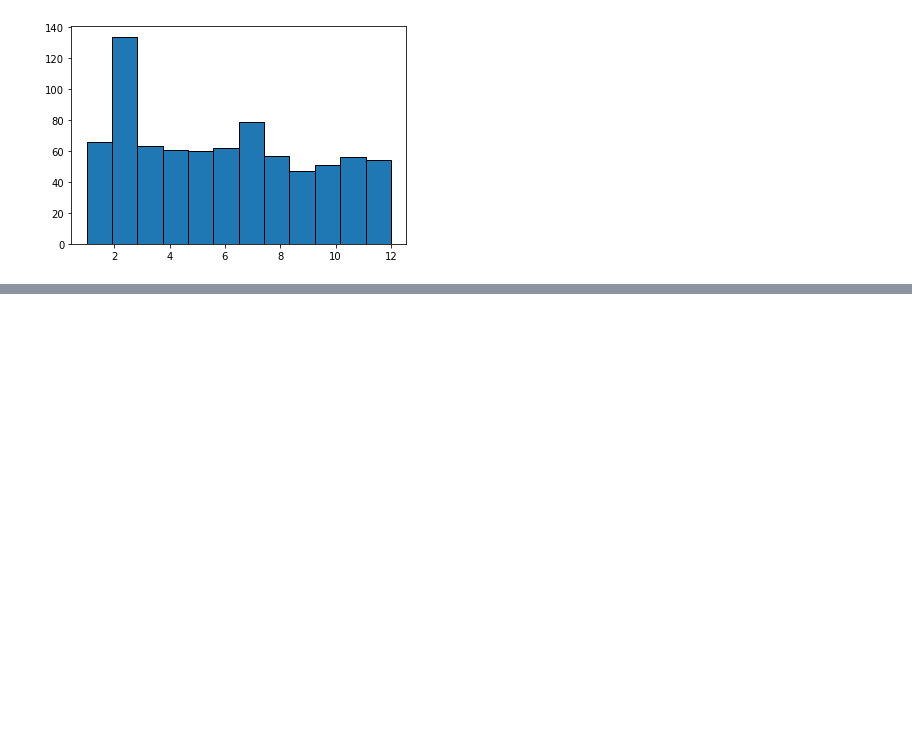
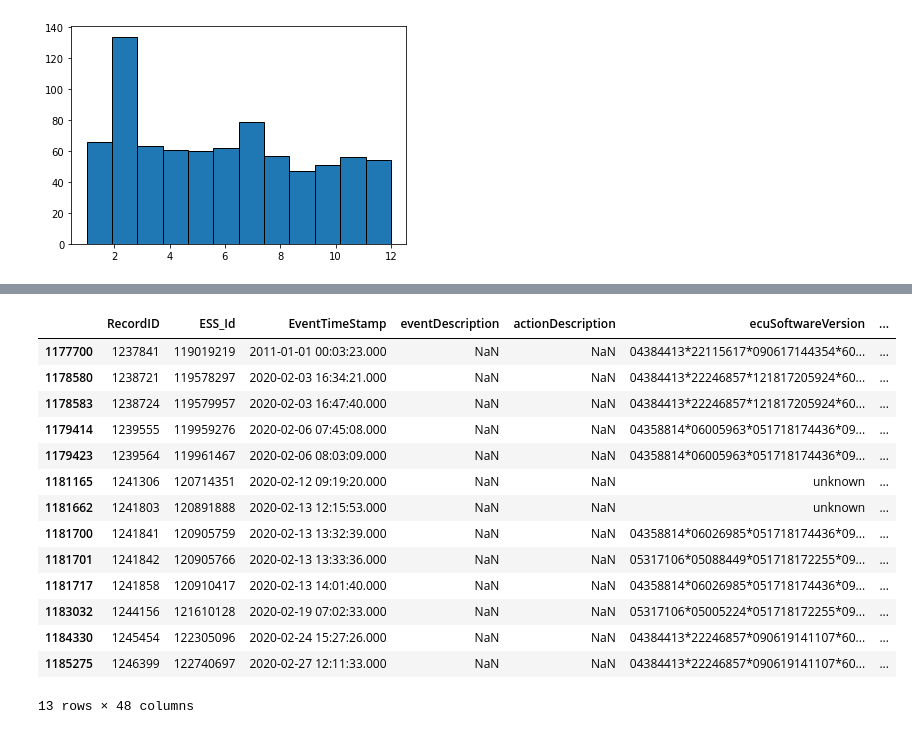
Before and after one commit to jrioross/big_g_express, a Jupyter notebook: notebooks/geospatial_explore.ipynb, the cells around one changed output, grey strips where cells are left out. Drawn from its saved outputs; the diff is of its cells as text; code cells hidden in the pictures; blank space fills up the shorter version.

```diff
--- a/notebooks/geospatial_explore.ipynb
+++ b/notebooks/geospatial_explore.ipynb
@@ -298,0 +346,18 @@ AttributeError: 'Series' object has no attribute 'month'
+# %%
+both_geo_derates[both_geo_derates['location_year'] == 2020]
+# %% [output]
+|  | RecordID | ESS_Id | EventTimeStamp | eventDescription | actionDescription | ecuSoftwareVersion | ... |
+| 1177700 | 1237841 | 119019219 | 2011-01-01 00:03:23.000 | NaN | NaN | 04384413*22115617*090617144354*60... | ... |
+| 1178580 | 1238721 | 119578297 | 2020-02-03 16:34:21.000 | NaN | NaN | 04384413*22246857*121817205924*60... | ... |
+| 1178583 | 1238724 | 119579957 | 2020-02-03 16:47:40.000 | NaN | NaN | 04384413*22246857*121817205924*60... | ... |
+| 1179414 | 1239555 | 119959276 | 2020-02-06 07:45:08.000 | NaN | NaN | 04358814*06005963*051718174436*09... | ... |
+| 1179423 | 1239564 | 119961467 | 2020-02-06 08:03:09.000 | NaN | NaN | 04358814*06005963*051718174436*09... | ... |
+| 1181165 | 1241306 | 120714351 | 2020-02-12 09:19:20.000 | NaN | NaN | unknown | ... |
+| 1181662 | 1241803 | 120891888 | 2020-02-13 12:15:53.000 | NaN | NaN | unknown | ... |
+| 1181700 | 1241841 | 120905759 | 2020-02-13 13:32:39.000 | NaN | NaN | 04358814*06026985*051718174436*09... | ... |
+| 1181701 | 1241842 | 120905766 | 2020-02-13 13:33:36.000 | NaN | NaN | 05317106*05088449*051718172255*09... | ... |
+| 1181717 | 1241858 | 120910417 | 2020-02-13 14:01:40.000 | NaN | NaN | 04358814*06026985*051718174436*09... | ... |
+| 1183032 | 1244156 | 121610128 | 2020-02-19 07:02:33.000 | NaN | NaN | 05317106*05005224*051718172255*09... | ... |
+| 1184330 | 1245454 | 122305096 | 2020-02-24 15:27:26.000 | NaN | NaN | 04384413*22246857*090619141107*60... | ... |
+| 1185275 | 1246399 | 122740697 | 2020-02-27 12:11:33.000 | NaN | NaN | 04384413*22246857*090619141107*60... | ... |
+13 rows × 48 columns
```
Also changed, not shown: parts of 11 cells of this notebook.
